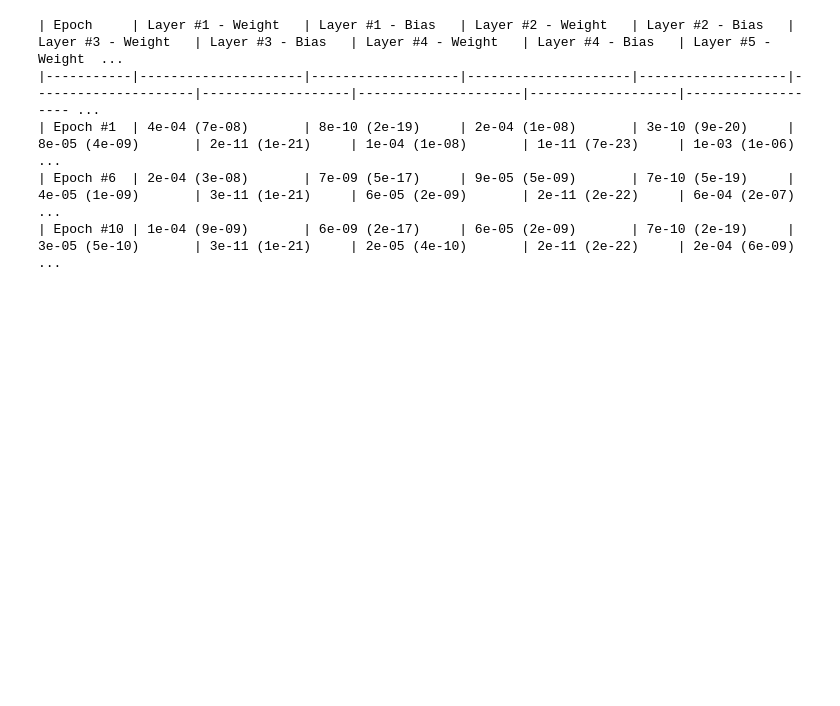
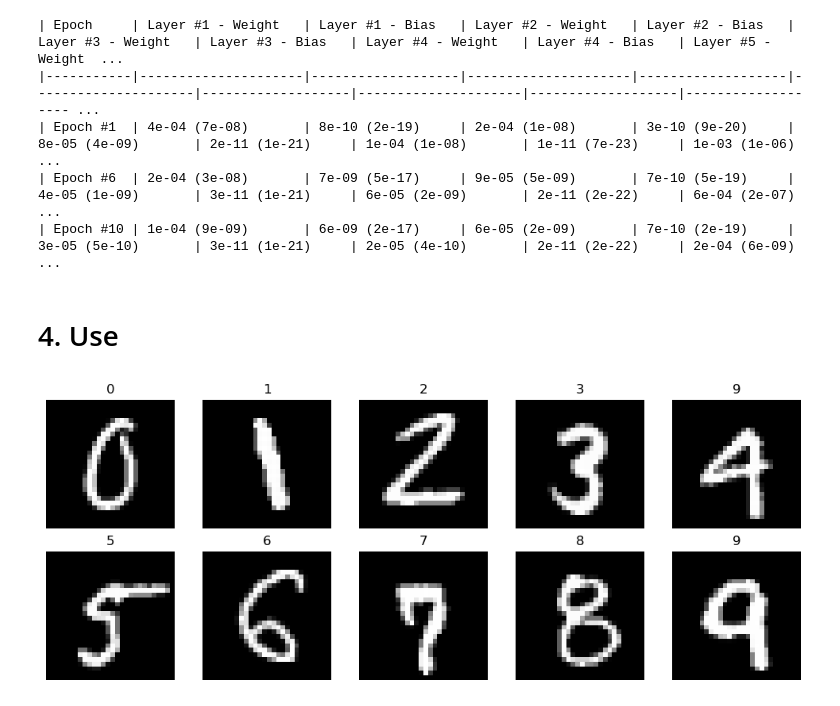
Before and after one commit to shuangxuetwelve/pytorch-practice, a Jupyter notebook: MNIST-CNN-LeNet.ipynb, the cells around one changed output. Saved outputs shown, nothing was run; the diff lists cells and outputs as text; code cells hidden in the pictures; blank space fills up the shorter version.

Commit message:
Show usage of the trained model

```diff
--- a/MNIST-CNN-LeNet.ipynb
+++ b/MNIST-CNN-LeNet.ipynb
@@ -359,3 +359,27 @@ print(tabulate(table, tablefmt='github', headers=['Epoch', 'Layer #1 - Weight',
 | Epoch #1  | 4e-04 (7e-08)       | 8e-10 (2e-19)     | 2e-04 (1e-08)       | 3e-10 (9e-20)     | 8e-05 (4e-09)       | 2e-11 (1e-21)     | 1e-04 (1e-08)       | 1e-11 (7e-23)     | 1e-03 (1e-06)      ...
 | Epoch #6  | 2e-04 (3e-08)       | 7e-09 (5e-17)     | 9e-05 (5e-09)       | 7e-10 (5e-19)     | 4e-05 (1e-09)       | 3e-11 (1e-21)     | 6e-05 (2e-09)       | 2e-11 (2e-22)     | 6e-04 (2e-07)      ...
 | Epoch #10 | 1e-04 (9e-09)       | 6e-09 (2e-17)     | 6e-05 (2e-09)       | 7e-10 (2e-19)     | 3e-05 (5e-10)       | 3e-11 (1e-21)     | 2e-05 (4e-10)       | 2e-11 (2e-22)     | 2e-04 (6e-09)      ...
+# %% [markdown]
+# 4. Use
+# %%
+model.eval()
+
+# Sample 10 images with labels 0 to 9 from the test dataset.
+samples = utils.sample_MNIST_with_all_labels(dataset_test)
+
+preds = {}
+for label, image in samples.items():
+    pred = model(image[None, :])
+    preds[label] = pred.argmax(dim=1)[0].item()
+
+# Plot the images with labels.
+rows, cols = 2, 5
+plt.figure(figsize=(10, 4))
+for i in range(rows * cols):
+    plt.subplot(rows, cols, i+1)
+    plt.axis('off')
+    plt.imshow(samples[i].squeeze(), cmap=plt.cm.gray)
+    plt.title(preds[i])
+plt.tight_layout()
+# %% [output]
+[figure, added]
```
